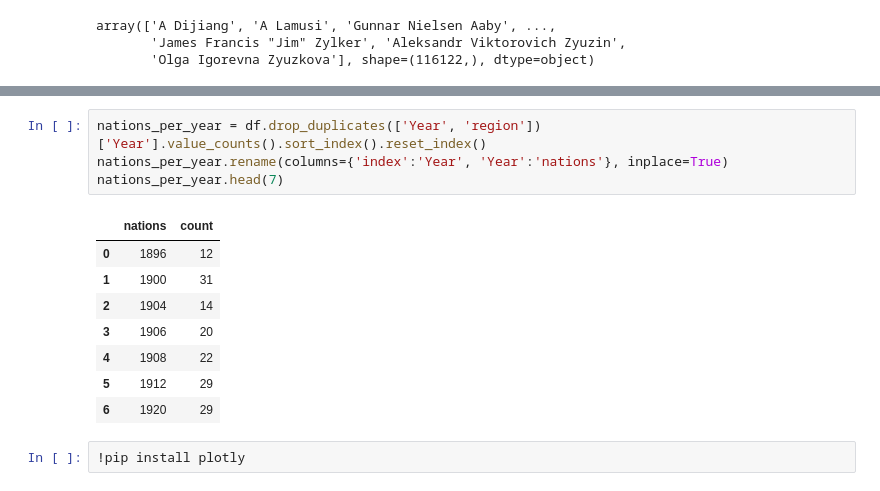
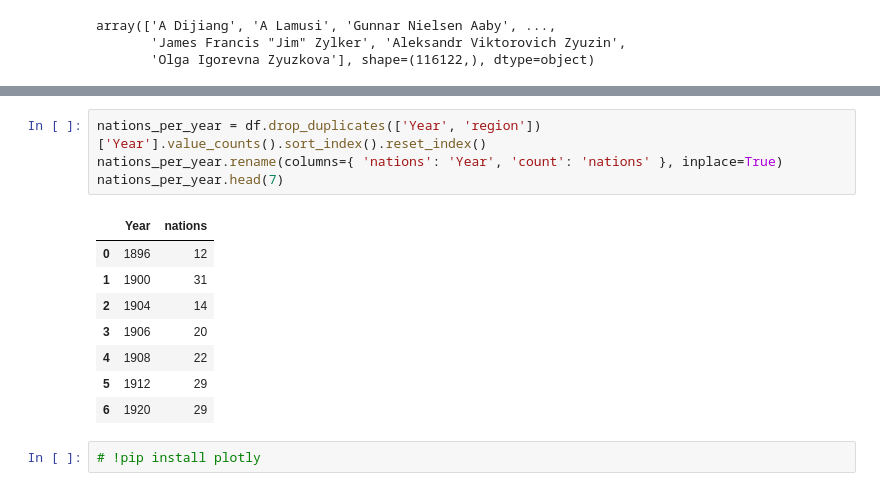
Before and after one commit to Shrikantlala24/Olympics_Data_analysis, a Jupyter notebook: Project_Notebook.ipynb, the cells around one changed output, grey strips where cells are left out. Saved outputs shown, nothing was run; the diff lists cells and outputs as text.

```diff
--- a/Project_Notebook.ipynb
+++ b/Project_Notebook.ipynb
@@ -452,10 +452,10 @@ array(['China', 'Denmark', 'Netherlands', 'Finland', 'Norway', 'Romania',
        'Kosovo', 'South Sudan', 'Lesotho'], dtype=object)
 # %%
 nations_per_year = df.drop_duplicates(['Year', 'region'])['Year'].value_counts().sort_index().reset_index()
-nations_per_year.rename(columns={'index':'Year', 'Year':'nations'}, inplace=True)
+nations_per_year.rename(columns={ 'nations': 'Year', 'count': 'nations' }, inplace=True)
 nations_per_year.head(7)
 # %% [output]
-|  | nations | count |
+|  | Year | nations |
 | 0 | 1896 | 12 |
 | 1 | 1900 | 31 |
 | 2 | 1904 | 14 |
@@ -464,6 +464,6 @@ nations_per_year.head(7)
 | 5 | 1912 | 29 |
 | 6 | 1920 | 29 |
 # %%
-!pip install plotly
+# !pip install plotly
 # %%
 import plotly.express as px
```
Also changed, not shown: parts of 3 cells of this notebook, 2 other files.
